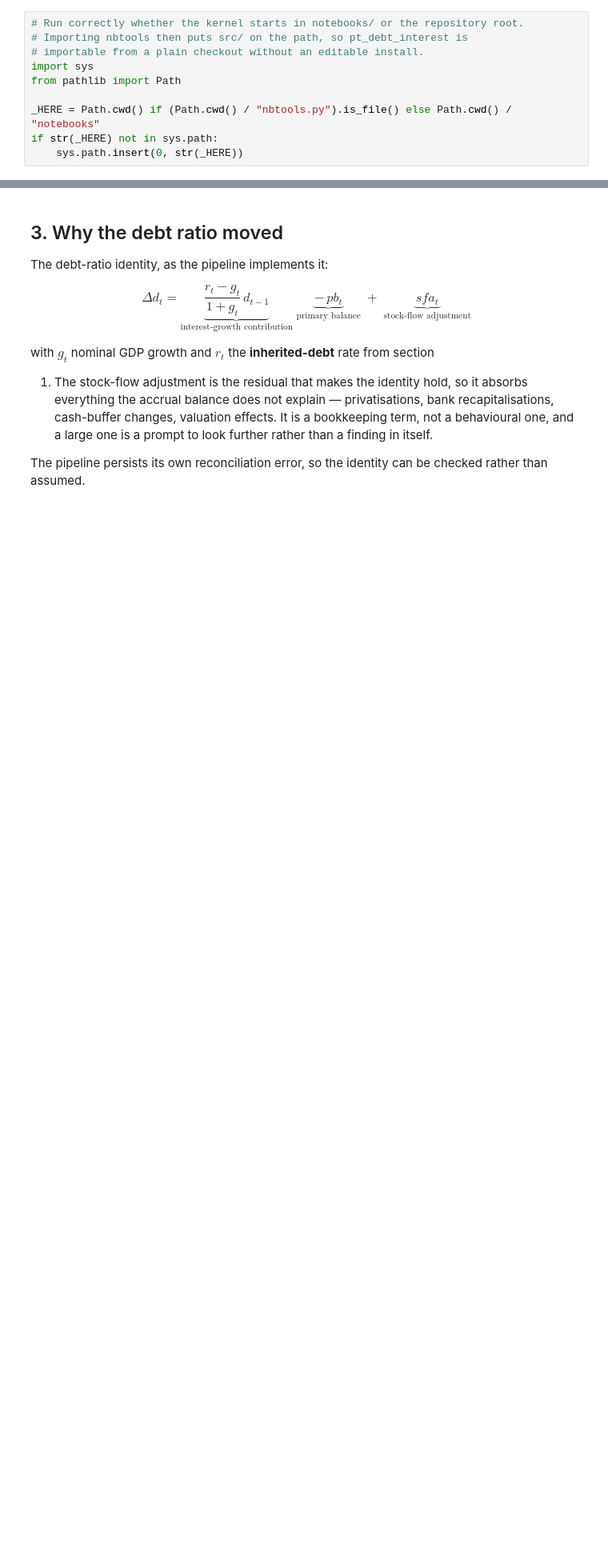
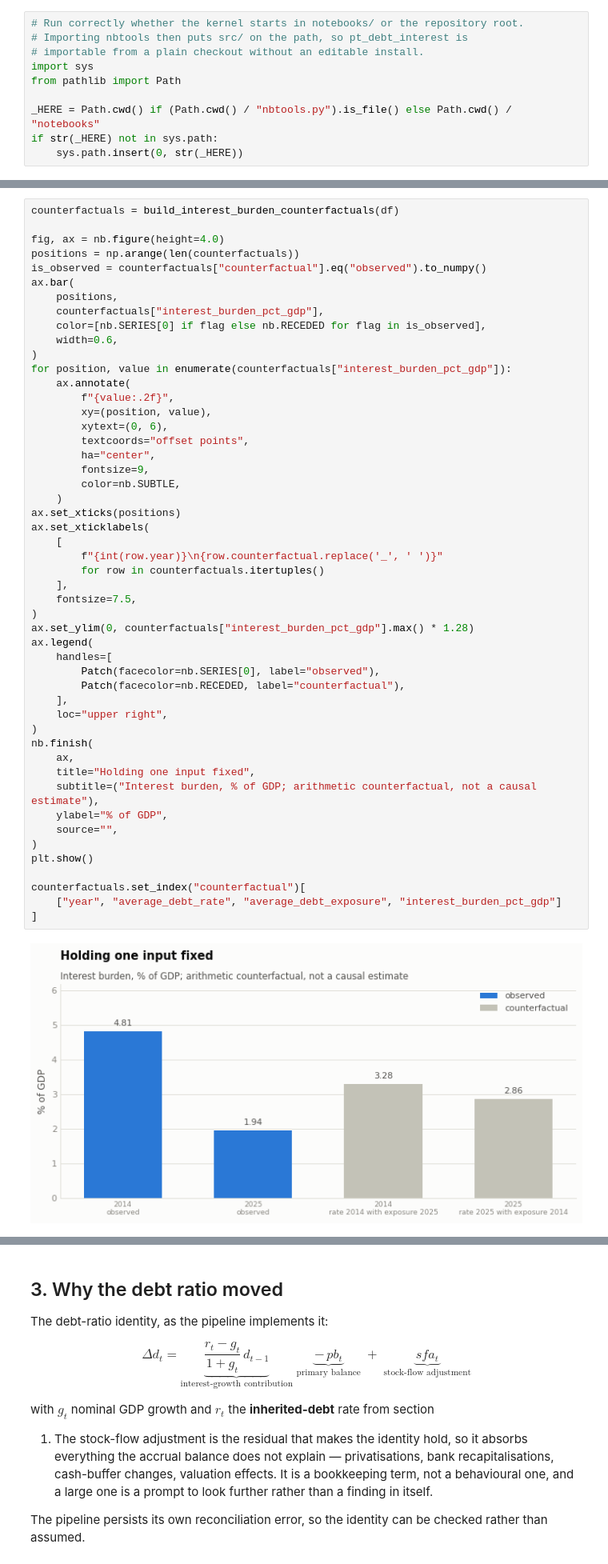
Before and after one commit to DiogoRibeiro7/portugal-public-debt-interest, a Jupyter notebook: notebooks/03_debt_dynamics_and_decomposition.ipynb, the cells around one changed output, grey strips where cells are left out. Shown at 80% size. Saved outputs shown, nothing was run; the diff lists cells and outputs as text; blank space fills up the shorter version.

```diff
--- a/notebooks/03_debt_dynamics_and_decomposition.ipynb
+++ b/notebooks/03_debt_dynamics_and_decomposition.ipynb
@@ -296,0 +323,52 @@ nb.regime_spans(df)
+# %%
+counterfactuals = build_interest_burden_counterfactuals(df)
+
+fig, ax = nb.figure(height=4.0)
+positions = np.arange(len(counterfactuals))
+is_observed = counterfactuals["counterfactual"].eq("observed").to_numpy()
+ax.bar(
+    positions,
+    counterfactuals["interest_burden_pct_gdp"],
+    color=[nb.SERIES[0] if flag else nb.RECEDED for flag in is_observed],
+    width=0.6,
+)
+for position, value in enumerate(counterfactuals["interest_burden_pct_gdp"]):
+    ax.annotate(
+        f"{value:.2f}",
+        xy=(position, value),
+        xytext=(0, 6),
+        textcoords="offset points",
+        ha="center",
+        fontsize=9,
+        color=nb.SUBTLE,
+    )
+ax.set_xticks(positions)
+ax.set_xticklabels(
+    [
+        f"{int(row.year)}\n{row.counterfactual.replace('_', ' ')}"
+        for row in counterfactuals.itertuples()
+    ],
+    fontsize=7.5,
+)
+ax.set_ylim(0, counterfactuals["interest_burden_pct_gdp"].max() * 1.28)
+ax.legend(
+    handles=[
+        Patch(facecolor=nb.SERIES[0], label="observed"),
+        Patch(facecolor=nb.RECEDED, label="counterfactual"),
+    ],
+    loc="upper right",
+)
+nb.finish(
+    ax,
+    title="Holding one input fixed",
+    subtitle=("Interest burden, % of GDP; arithmetic counterfactual, not a causal estimate"),
+    ylabel="% of GDP",
+    source="",
+)
+plt.show()
+
+counterfactuals.set_index("counterfactual")[
+    ["year", "average_debt_rate", "average_debt_exposure", "interest_burden_pct_gdp"]
+]
+# %% [output]
+[figure, added]
```
Also changed, not shown: parts of 21 cells of this notebook, 5 other files.
